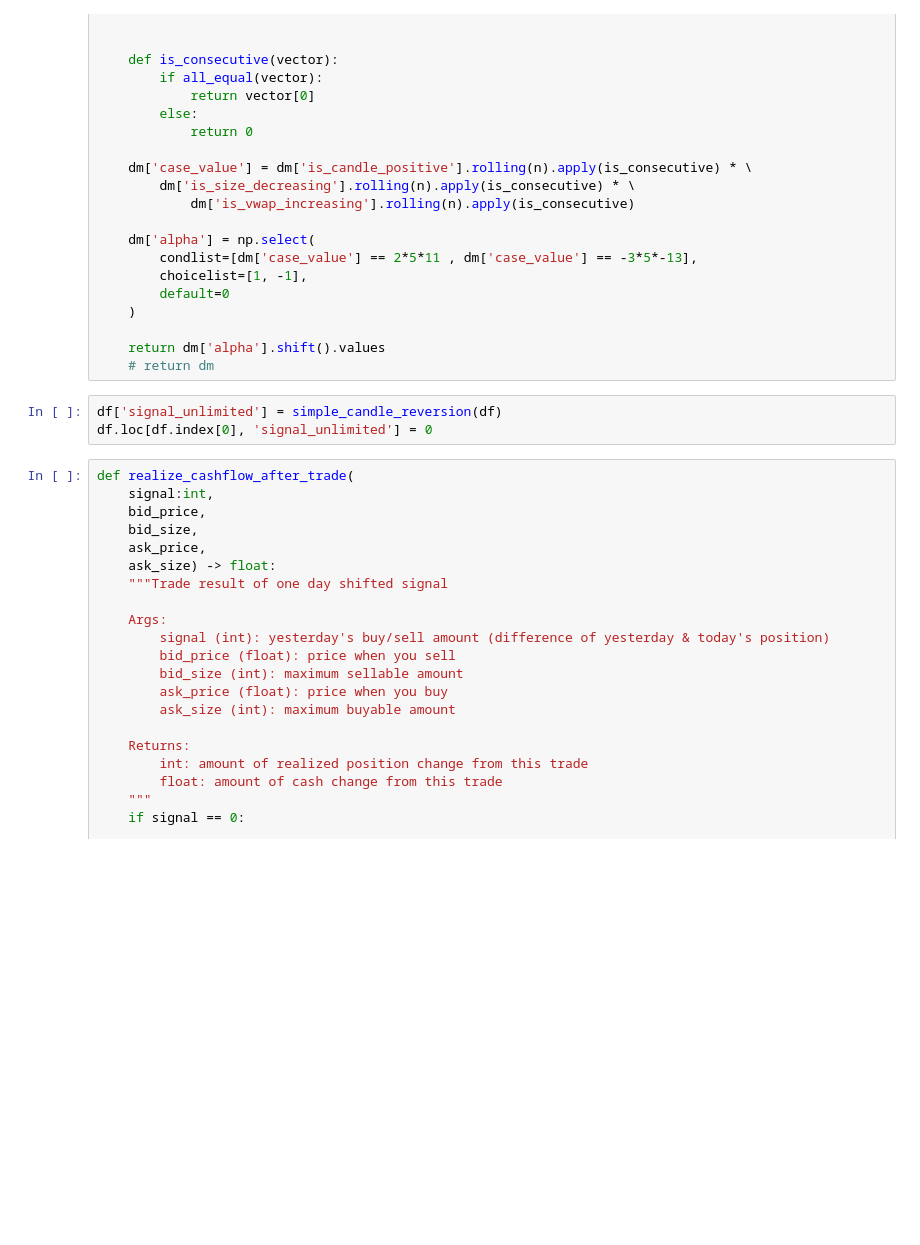
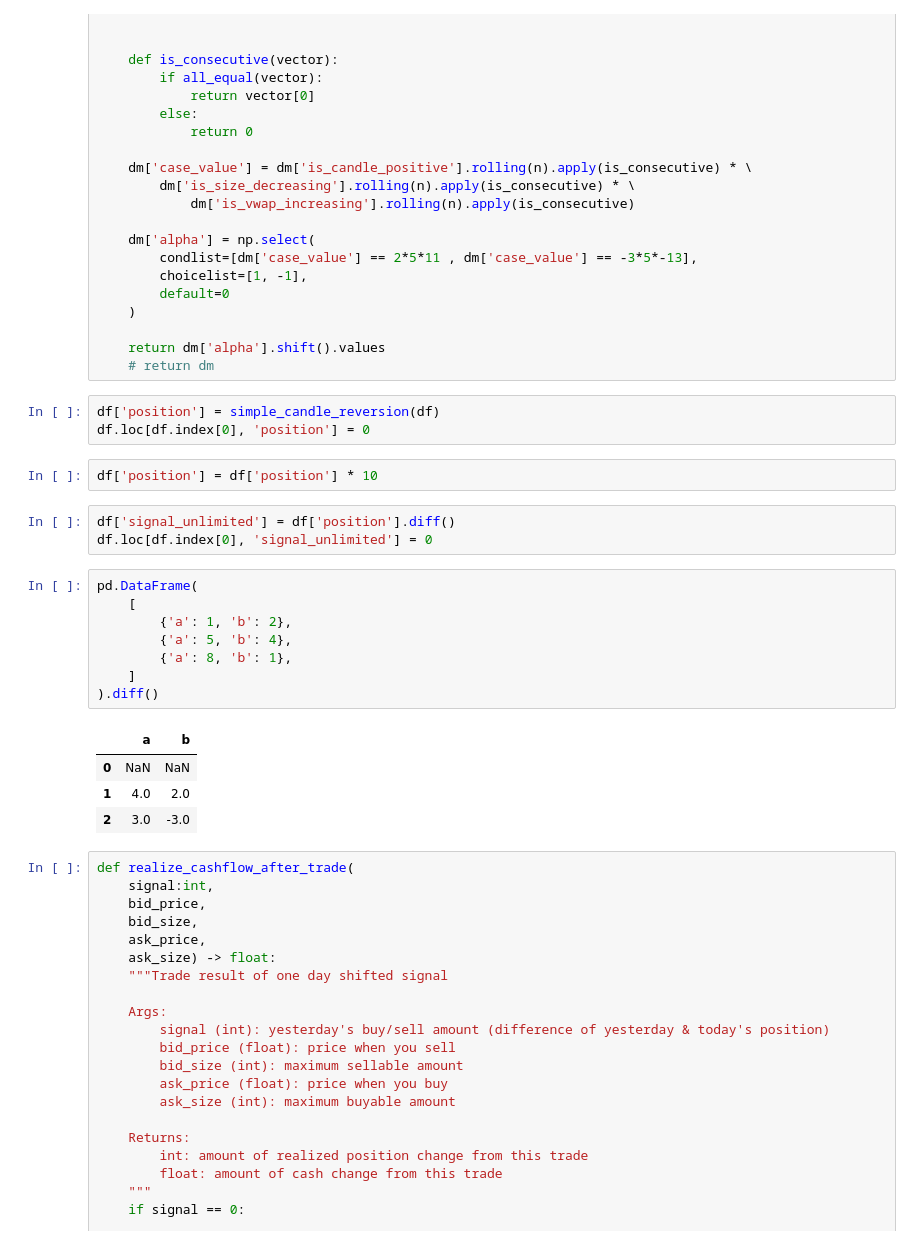
Before and after one commit to jaepil-choi/hanaquantchallenge, a Jupyter notebook: backtest.ipynb, the cells around one changed output. Cells and saved outputs as stored; diff of their text form; blank space fills up the shorter version.

```diff
--- a/backtest.ipynb
+++ b/backtest.ipynb
@@ -73,9 +73,27 @@ def simple_candle_reversion(df, n=3, use_price='vwap'):
 
     return dm['alpha'].shift().values
     # return dm
+# %%
+df['position'] = simple_candle_reversion(df)
+df.loc[df.index[0], 'position'] = 0
+# %%
+df['position'] = df['position'] * 10
 # %%
-df['signal_unlimited'] = simple_candle_reversion(df)
+df['signal_unlimited'] = df['position'].diff()
 df.loc[df.index[0], 'signal_unlimited'] = 0
+# %%
+pd.DataFrame(
+    [
+        {'a': 1, 'b': 2},
+        {'a': 5, 'b': 4},
+        {'a': 8, 'b': 1},
+    ]
+).diff()
+# %% [output]
+|  | a | b |
+| 0 | NaN | NaN |
+| 1 | 4.0 | 2.0 |
+| 2 | 3.0 | -3.0 |
 # %%
 def realize_cashflow_after_trade(
     signal:int,
```
Also changed, not shown: parts of 12 cells of this notebook, 1 other file.
